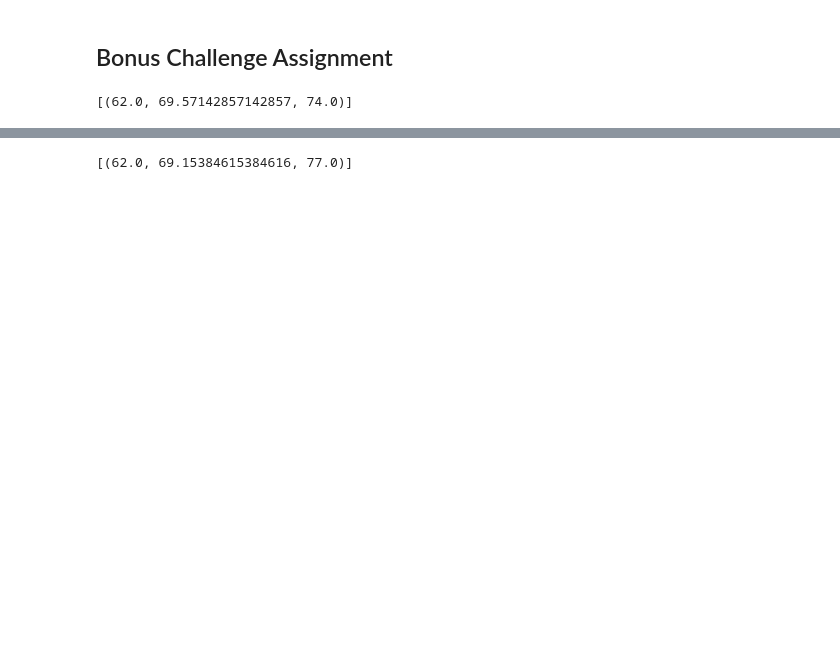
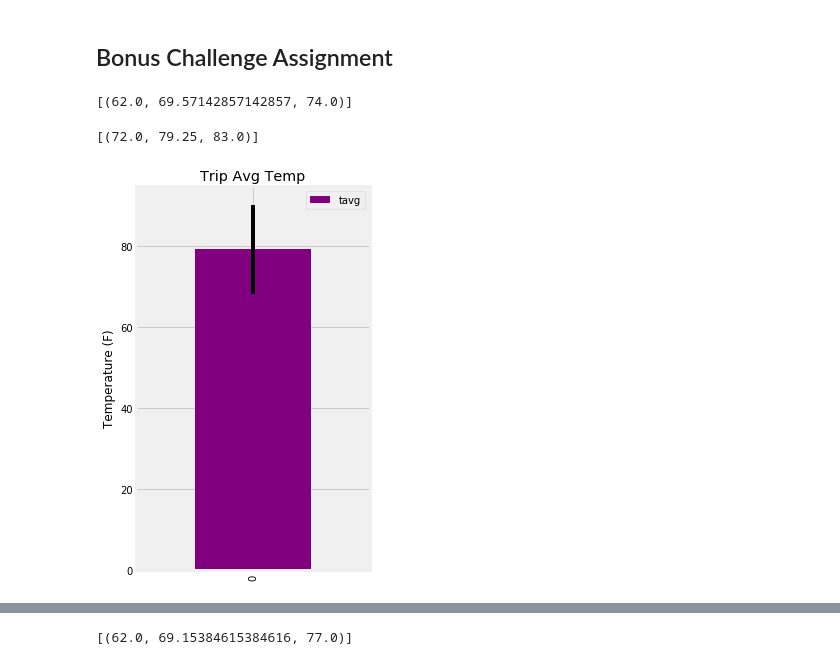
Before and after one commit to Hph7/sqlalchemy-challenge, a Jupyter notebook: climate.ipynb, the cells around one changed output, grey strips where cells are left out. Cells and saved outputs as stored; diff of their text form; code cells hidden in the pictures; blank space fills up the shorter version.

```diff
--- a/climate.ipynb
+++ b/climate.ipynb
@@ -169,8 +171,26 @@ print(calc_temps('2012-02-28', '2012-03-05'))
 # %%
 # Use your previous function `calc_temps` to calculate the tmin, tavg, and tmax
 # for your trip using the previous year's data for those same dates.
+def calc_temps(start_date, end_date):
+
+    return session.query(func.min(Measurement.tobs), func.avg(Measurement.tobs), func.max(Measurement.tobs)).\
+        filter(Measurement.date >= start_date).filter(Measurement.date <= end_date).all()
+
+print (calc_temps('2017-08-01','2017-08-07'))
+
+trip_conditions = calc_temps('2017-08-01','2017-08-07')
+# %% [output]
+[(72.0, 79.25, 83.0)]
 # %%
 # Plot the results from your previous query as a bar chart.
+trip_conditions = pd.DataFrame(trip_conditions, columns=['tmin', 'tavg', 'tmax'])
 # Use "Trip Avg Temp" as your Title
 # Use the average temperature for the y value
 # Use the peak-to-peak (tmax-tmin) value as the y error bar (yerr)
+trip_conditions.plot.bar(y='tavg', yerr=(trip_conditions['tmax'] - trip_conditions['tmin']), title='Trip Avg Temp', color='purple', figsize=(4,6))
+plt.ylabel("Temperature (F)")
+plt.tight_layout()
+plt.savefig("Images/TripAvgTemp.png")
+plt.show()
+# %% [output]
+[figure, added]
```
Also changed, not shown: parts of 8 cells of this notebook, 4 other files.
